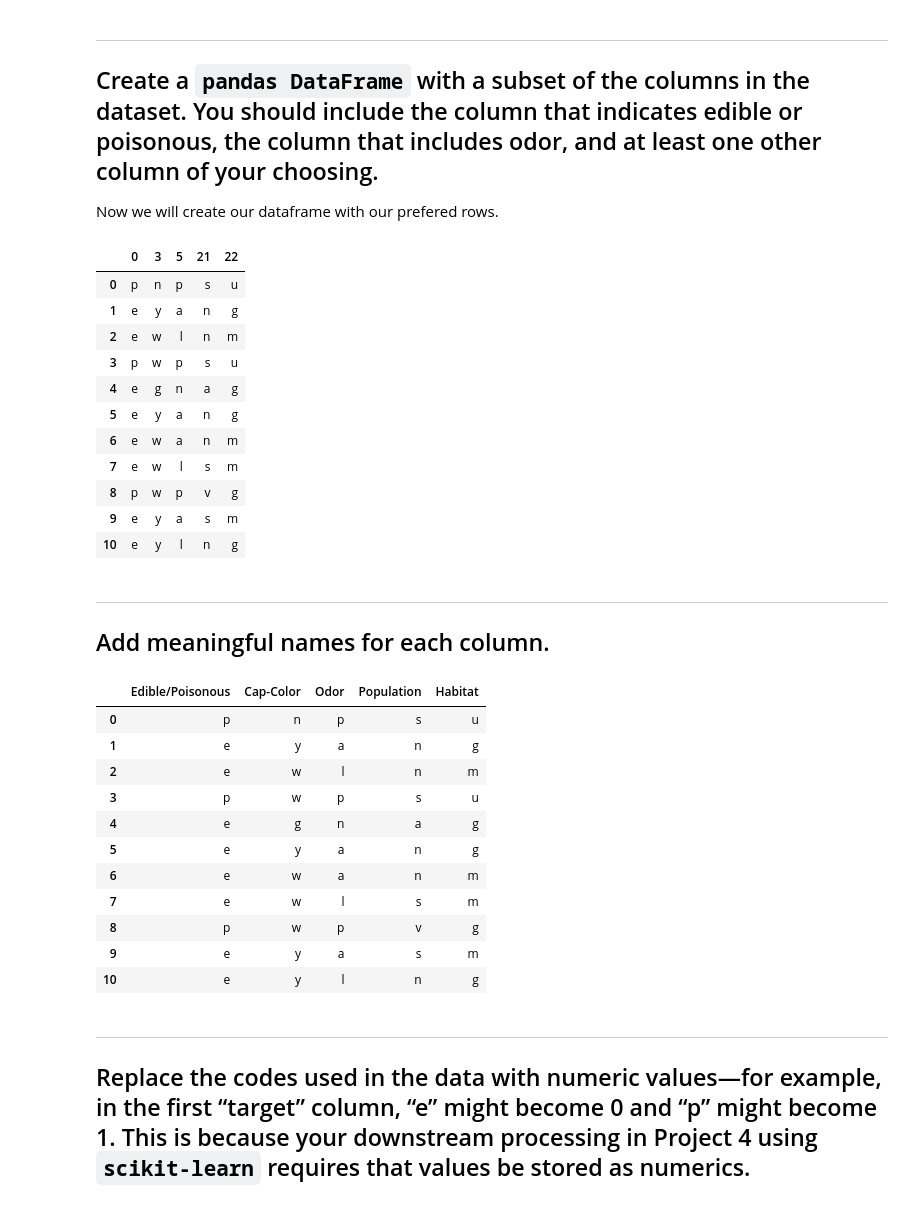
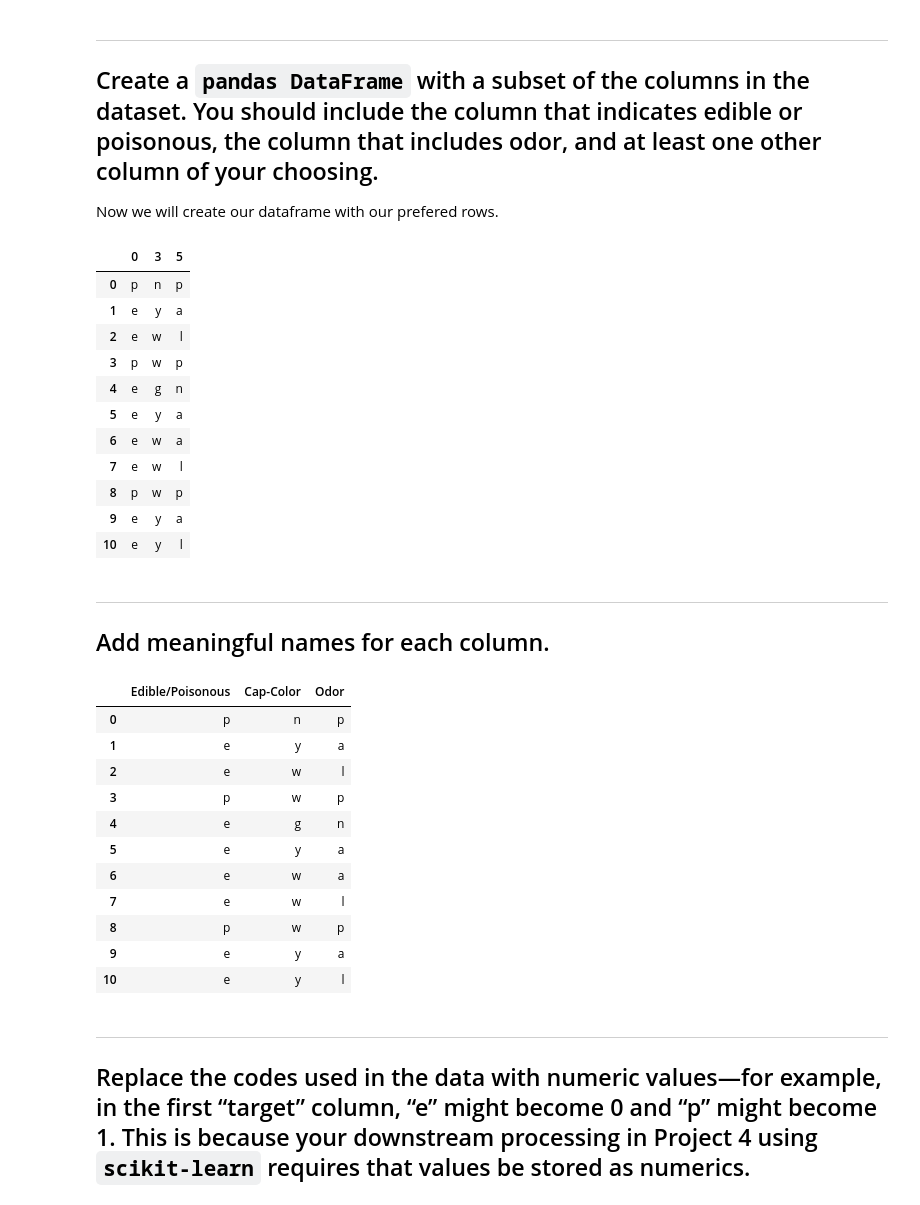
Before and after one commit to Dawad81/IS362-Database-Acquisition-and-Management, a Jupyter notebook: IS362-Assignment13-Folder/IS362_Assignment13.ipynb, the cells around one changed output. Saved outputs shown, nothing was run; the diff lists cells and outputs as text; code cells hidden in the pictures.

```diff
--- a/IS362-Assignment13-Folder/IS362_Assignment13.ipynb
+++ b/IS362-Assignment13-Folder/IS362_Assignment13.ipynb
@@ -56,41 +56,41 @@ print (data_dictonary.read())
 Now we will create our dataframe  with our prefered rows.
 # %%
 import_file = 'agaricus-lepiota.data'
-mushroom_dataset = pd.read_csv(import_file, header=None, usecols=[0, 3, 5, 21, 22])
+mushroom_dataset = pd.read_csv(import_file, header=None, usecols=[0, 3, 5])
 mushroom_dataset.head(11)
 # %% [output]
-|  | 0 | 3 | 5 | 21 | 22 |
-| 0 | p | n | p | s | u |
-| 1 | e | y | a | n | g |
-| 2 | e | w | l | n | m |
-| 3 | p | w | p | s | u |
-| 4 | e | g | n | a | g |
-| 5 | e | y | a | n | g |
-| 6 | e | w | a | n | m |
-| 7 | e | w | l | s | m |
-| 8 | p | w | p | v | g |
-| 9 | e | y | a | s | m |
-| 10 | e | y | l | n | g |
+|  | 0 | 3 | 5 |
+| 0 | p | n | p |
+| 1 | e | y | a |
+| 2 | e | w | l |
+| 3 | p | w | p |
+| 4 | e | g | n |
+| 5 | e | y | a |
+| 6 | e | w | a |
+| 7 | e | w | l |
+| 8 | p | w | p |
+| 9 | e | y | a |
+| 10 | e | y | l |
 # %% [markdown]
 ***
 ## Add meaningful names for each column.
 # %%
-column_names = ['Edible/Poisonous', 'Cap-Color', 'Odor', 'Population','Habitat']
+column_names = ['Edible/Poisonous', 'Cap-Color', 'Odor']
 mushroom_dataset.columns = column_names
 mushroom_dataset.head(11)
 # %% [output]
-|  | Edible/Poisonous | Cap-Color | Odor | Population | Habitat |
-| 0 | p | n | p | s | u |
-| 1 | e | y | a | n | g |
-| 2 | e | w | l | n | m |
-| 3 | p | w | p | s | u |
-| 4 | e | g | n | a | g |
-| 5 | e | y | a | n | g |
-| 6 | e | w | a | n | m |
-| 7 | e | w | l | s | m |
-| 8 | p | w | p | v | g |
-| 9 | e | y | a | s | m |
-| 10 | e | y | l | n | g |
+|  | Edible/Poisonous | Cap-Color | Odor |
+| 0 | p | n | p |
+| 1 | e | y | a |
+| 2 | e | w | l |
+| 3 | p | w | p |
+| 4 | e | g | n |
+| 5 | e | y | a |
+| 6 | e | w | a |
+| 7 | e | w | l |
+| 8 | p | w | p |
+| 9 | e | y | a |
+| 10 | e | y | l |
 # %% [markdown]
 ***
 ## Replace the codes used in the data with numeric values—for example, in the first “target” column, “e” might become 0 and “p” might become 1. This is because your downstream processing in Project 4 using `scikit-learn` requires that values be stored as numerics.
```
Also changed, not shown: parts of 11 cells of this notebook.
